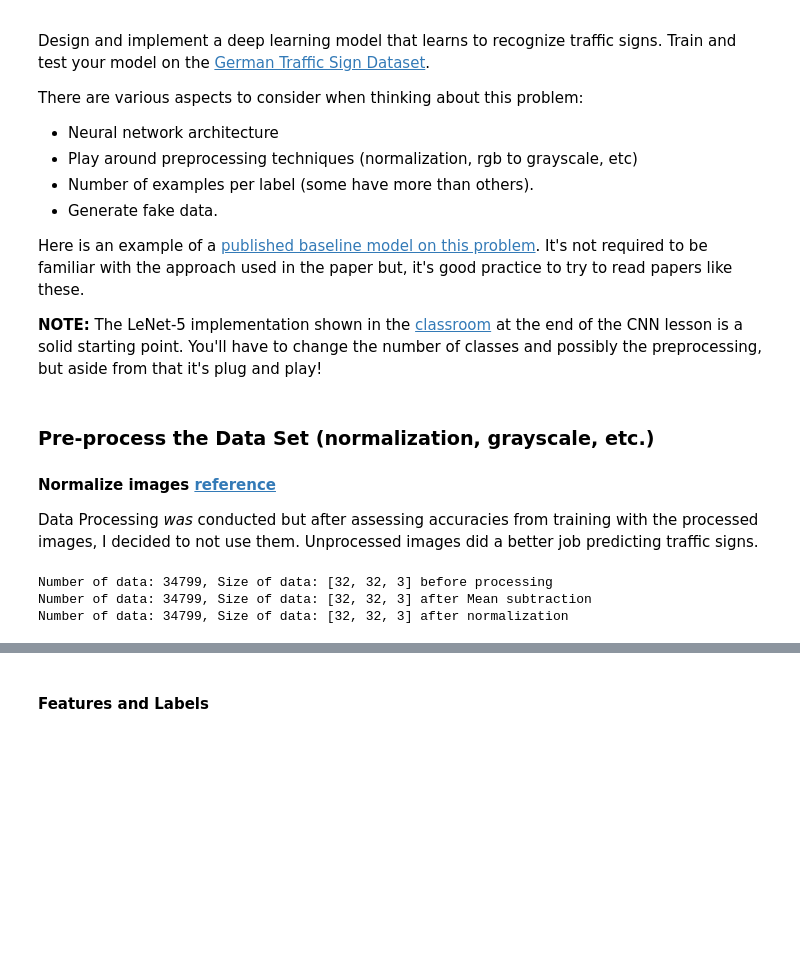
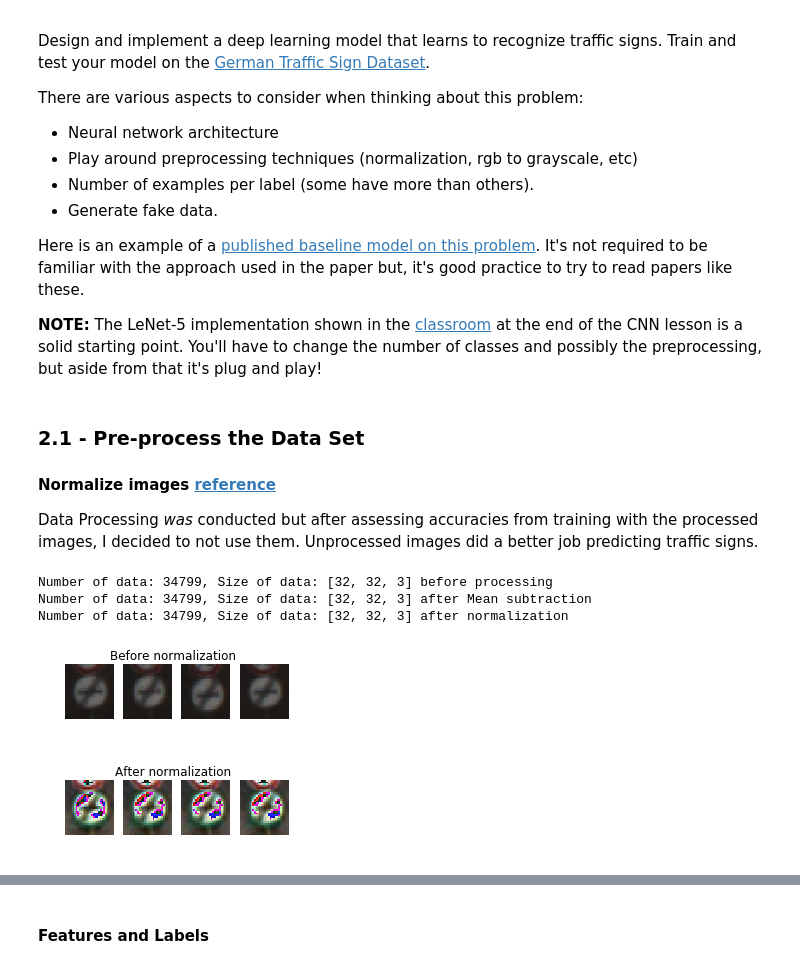
Before and after one commit to jinkwon14/SDCND-TrafficSign, a Jupyter notebook: Traffic_Sign_Classifier.ipynb, the cells around one changed output, grey strips where cells are left out. Cells and saved outputs as stored; diff of their text form; code cells hidden in the pictures; blank space fills up the shorter version.

```diff
--- a/Traffic_Sign_Classifier.ipynb
+++ b/Traffic_Sign_Classifier.ipynb
@@ -206,23 +207,30 @@ Here is an example of a [published baseline model on this problem](http://yann.l
 
 **NOTE:** The LeNet-5 implementation shown in the [classroom](https://classroom.udacity.com/nanodegrees/nd013/parts/fbf77062-5703-404e-b60c-95b78b2f3f9e/modules/6df7ae49-c61c-4bb2-a23e-6527e69209ec/lessons/601ae704-1035-4287-8b11-e2c2716217ad/concepts/d4aca031-508f-4e0b-b493-e7b706120f81) at the end of the CNN lesson is a solid starting point. You'll have to change the number of classes and possibly the preprocessing, but aside from that it's plug and play!
 # %% [markdown]
-### Pre-process the Data Set (normalization, grayscale, etc.)
+### 2.1 - Pre-process the Data Set
 #### Normalize images [reference](http://cs231n.github.io/neural-networks-2/)
 Data Processing *was* conducted but after assessing accuracies from training with the processed images, I decided to not use them. Unprocessed images did a better job predicting traffic signs.
 # %%
 N, *D = X_train.shape
 print("Number of data: {}, Size of data: {} before processing".format(N, str(D)))
 
 # Mean subtraction
 X_mean_sub = np.subtract(X_train, np.mean(X_train, axis = 0), casting="unsafe")
 N, *D = X_mean_sub.shape
 print("Number of data: {}, Size of data: {} after Mean subtraction".format(N, str(D)))
 
 # Method 1 - Normalization
 X_norm = np.divide(X_mean_sub, np.std(X_mean_sub, axis = 0), casting="unsafe")
 N, *D = X_norm.shape
 print("Number of data: {}, Size of data: {} after normalization".format(N, str(D)))
+
+show_four(X_train[:4], "Before normalization")
+show_four(X_norm[:4], "After normalization")
+
+# TODO: Why do images shuffle?
 # %% [output]
 Number of data: 34799, Size of data: [32, 32, 3] before processing
 Number of data: 34799, Size of data: [32, 32, 3] after Mean subtraction
 Number of data: 34799, Size of data: [32, 32, 3] after normalization
+[figure, added]
+[figure, added]
```
Also changed, not shown: parts of 21 cells of this notebook, 9 other files.
